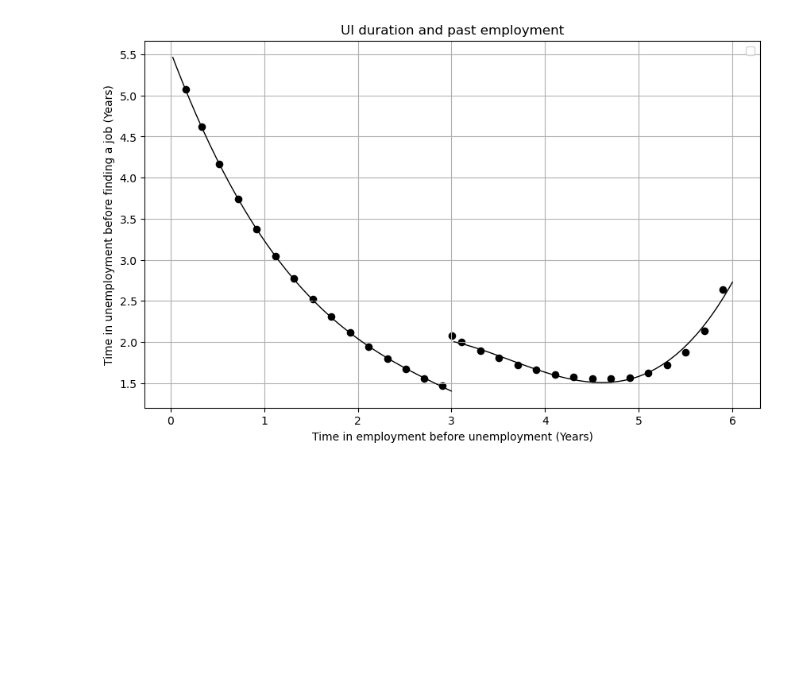
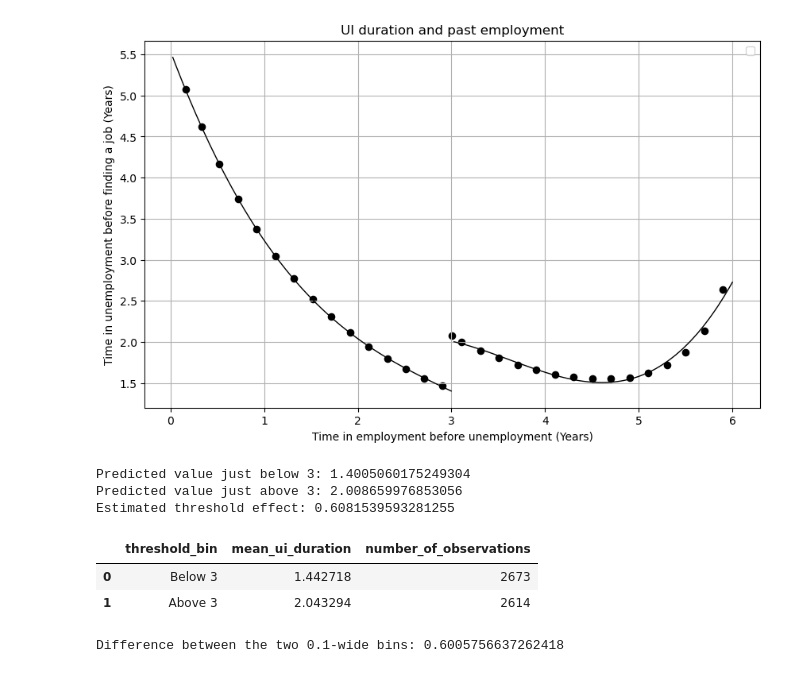
Before and after one commit to MadsHoy/Aflevering-2---Public, a Jupyter notebook: mainopgave.ipynb, the cells around one changed output. Drawn from its saved outputs; the diff is of its cells as text; code cells hidden in the pictures; blank space fills up the shorter version.

```diff
--- a/mainopgave.ipynb
+++ b/mainopgave.ipynb
@@ -123,3 +123,71 @@ plt.legend()
 plt.show()
 # %% [output]
 [figure]
+# %%
+#Isolating effect:
+#first we use the most correct approach
+# by subtracting the estimated effect of the dummy variable from the predicted values for the group with madsk=1.
+threshold_data = pandas.DataFrame({
+    "past_employment": [2.9999, 3.0001],
+    "madsk": [0, 1]
+})
+
+threshold_predictions = regression.predict(threshold_data)
+
+effect_at_threshold = (
+    threshold_predictions.iloc[1] - threshold_predictions.iloc[0]
+)
+
+print("Predicted value just below 3:", threshold_predictions.iloc[0])
+print("Predicted value just above 3:", threshold_predictions.iloc[1])
+print("Estimated threshold effect:", effect_at_threshold)
+
+
+# Keep observations within 0.1 of the threshold
+threshold_data = Data[
+    Data["past_employment"].between(2.9, 3.1)
+].copy()
+
+# Define bins [2.9, 3.0) and [3.0, 3.1)
+threshold_data["threshold_bin"] = pandas.cut(
+    threshold_data["past_employment"],
+    bins=[2.9, 3.0, 3.1],
+    labels=["Below 3", "Above 3"],
+    right=False
+)
+
+# Calculate the mean in each bin
+threshold_means = (
+    threshold_data
+    .groupby("threshold_bin", observed=True)
+    .agg(
+        mean_ui_duration=("ui_duration", "mean"),
+        number_of_observations=("ui_duration", "size")
+    )
+    .reset_index()
+)
+
+display(threshold_means)
+
+# Difference: bin above 3 minus bin below 3
+threshold_effect = (
+    threshold_means.loc[
+        threshold_means["threshold_bin"] == "Above 3",
+        "mean_ui_duration"
+    ].iloc[0]
+    -
+    threshold_means.loc[
+        threshold_means["threshold_bin"] == "Below 3",
+        "mean_ui_duration"
+    ].iloc[0]
+)
+
+print("Difference between the two 0.1-wide bins:", threshold_effect)
+# %% [output]
+Predicted value just below 3: 1.4005060175249304
+Predicted value just above 3: 2.008659976853056
+Estimated threshold effect: 0.6081539593281255
+|  | threshold_bin | mean_ui_duration | number_of_observations |
+| 0 | Below 3 | 1.442718 | 2673 |
+| 1 | Above 3 | 2.043294 | 2614 |
+Difference between the two 0.1-wide bins: 0.6005756637262418
```
